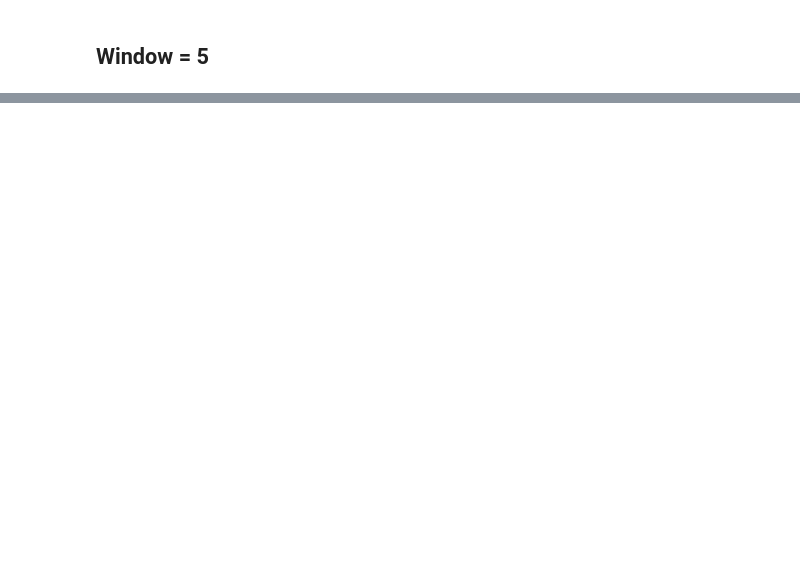
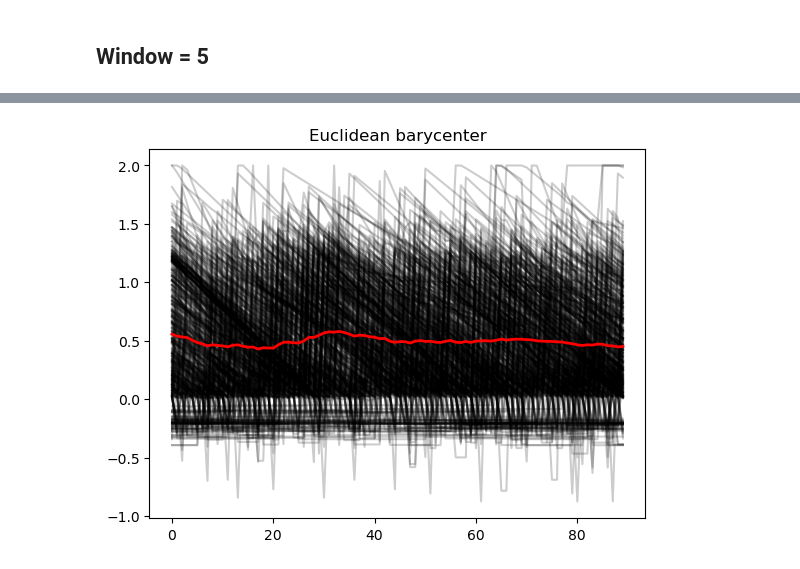
Before and after one commit to VascoPM/SHS-DeepClustering, a Jupyter notebook: Exploration_DTW-Libraries.ipynb, the cells around one changed output, grey strips where cells are left out. Saved outputs shown, nothing was run; the diff lists cells and outputs as text; code cells hidden in the pictures; blank space fills up the shorter version.

```diff
--- a/Exploration_DTW-Libraries.ipynb
+++ b/Exploration_DTW-Libraries.ipynb
@@ -271,0 +284,7 @@ Text(0, 0.5, 'seconds')
+# %%
+def plot_barycenter(X, barycenter, alpha= 0.2):
+    # plot all points of the data set
+    for series in X:
+        plt.plot(series.ravel(), "k-", alpha=alpha)
+    # plot the given barycenter of them
+    plt.plot(barycenter.ravel(), "r-", linewidth=2)
@@ -271,0 +331,5 @@ Text(0, 0.5, 'seconds')
+# %%
+plt.title("Euclidean barycenter")
+plot_barycenter(sol_data, sol_data.mean(axis=0))
+# %% [output]
+[figure, added]
```
Also changed, not shown: parts of 38 cells of this notebook, 2 other files.
